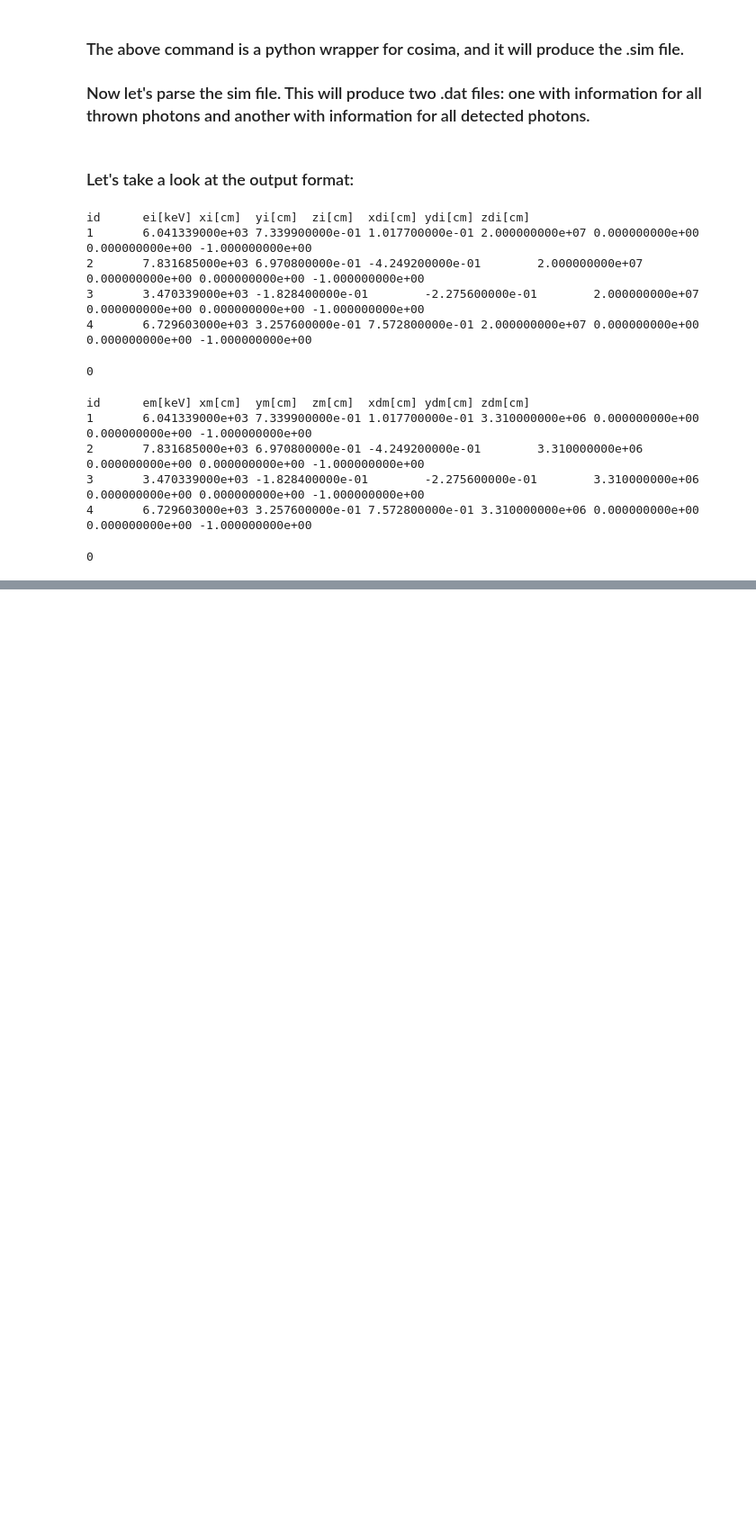
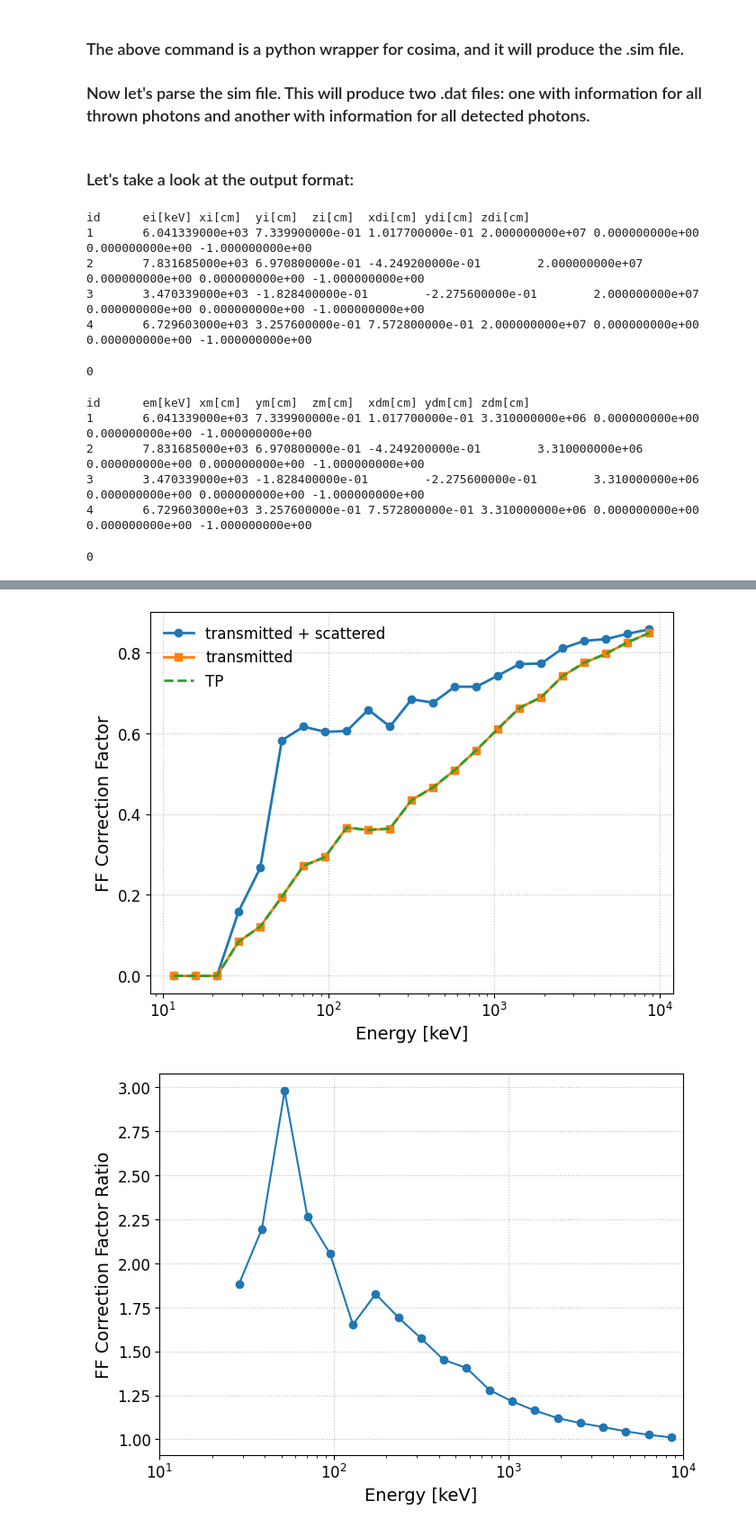
Before and after one commit to cositools/cosi-atmosphere, a Jupyter notebook: examples/notebooks/run_atm_sims/atmosphere_example.ipynb, the cells around one changed output, grey strips where cells are left out. Shown: that part at 90% size. Saved outputs shown, nothing was run; the diff lists cells and outputs as text; code cells hidden in the pictures; blank space fills up the shorter version.

```diff
--- a/examples/notebooks/run_atm_sims/atmosphere_example.ipynb
+++ b/examples/notebooks/run_atm_sims/atmosphere_example.ipynb
@@ -244,0 +267,6 @@ Number of measured photons: 9407.0
+# %%
+model_flux=instance.PL_interp(2)
+instance.ff_correction(model_flux,"new_sims")
+# %% [output]
+[figure, added]
+[figure, added]
```
Also changed, not shown: parts of 12 cells of this notebook, 1 other file.
